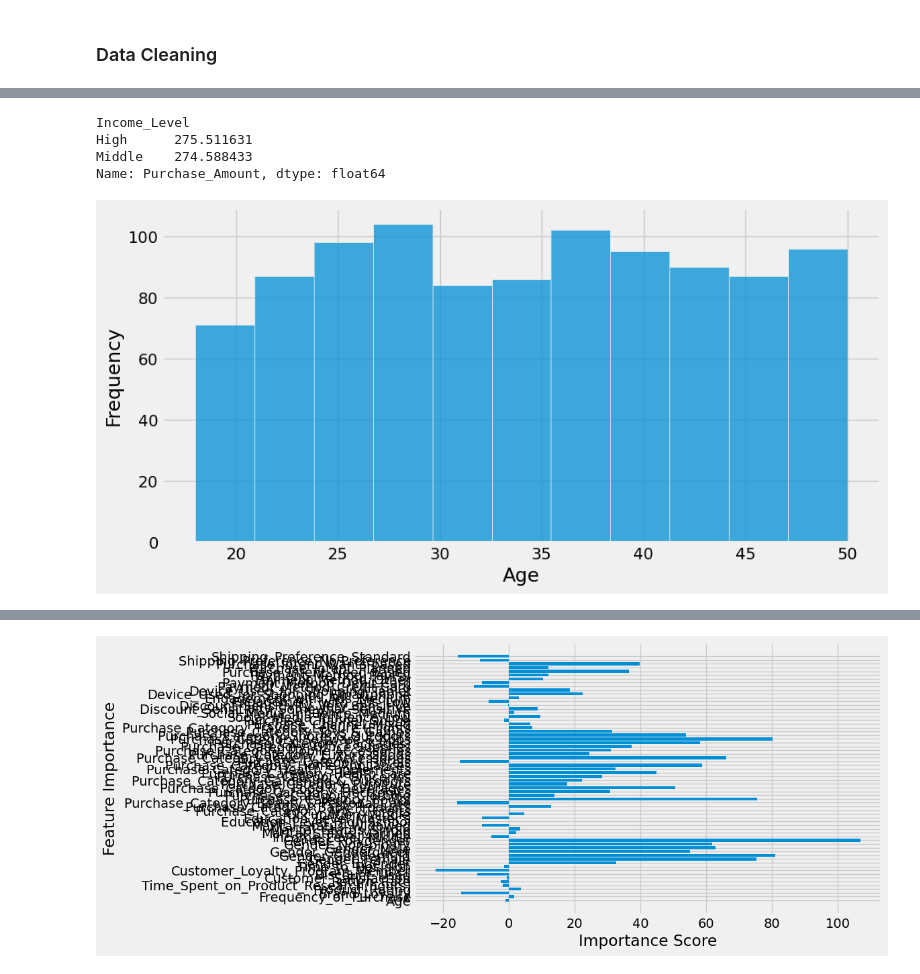
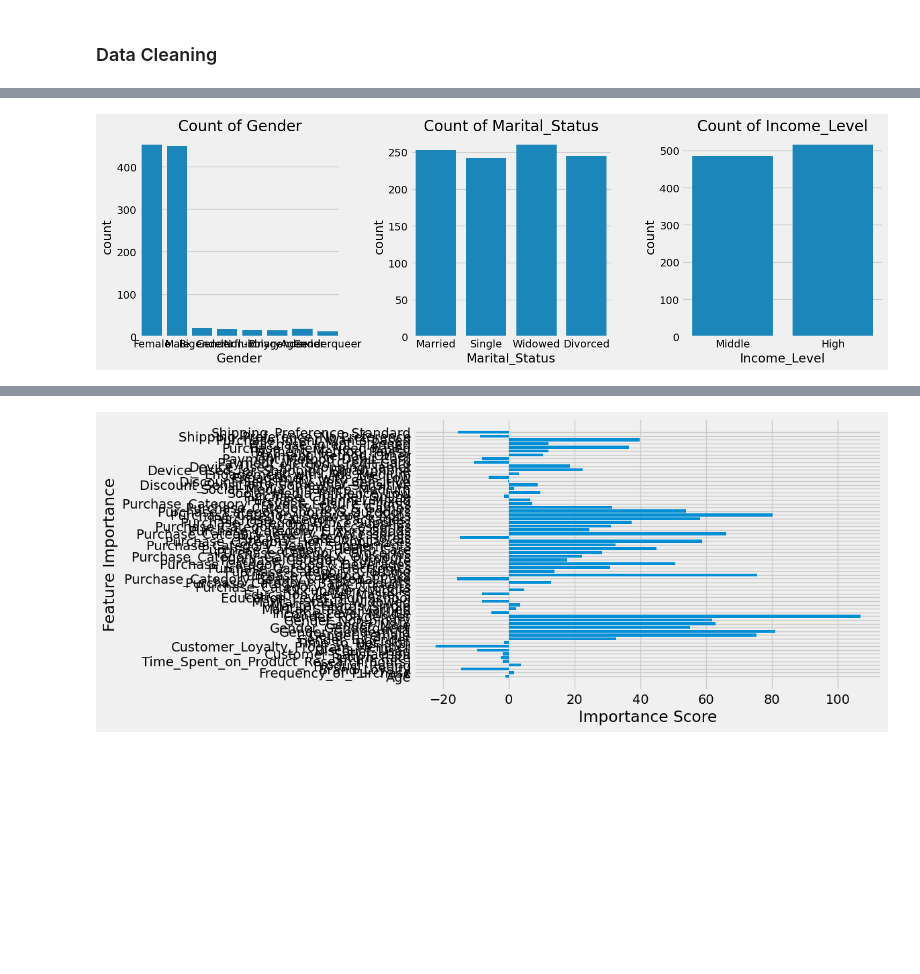
Before and after one commit to codeteme/IDS706_ConsumerBehavior_Analysis, a Jupyter notebook: src/main.ipynb, the cells around one changed output, grey strips where cells are left out. Cells and saved outputs as stored; diff of their text form; code cells hidden in the pictures; blank space fills up the shorter version.

```diff
--- a/src/main.ipynb
+++ b/src/main.ipynb
@@ -97,15 +120,12 @@ string_cols = data.select_dtypes(include="object").columns
 # %%
-data.groupby('Income_Level')['Purchase_Amount'].mean()
+# Categorical feature counts
+string_cols = data.select_dtypes(include='object').columns.tolist()
+plt.figure(figsize=(15, 5))
+for i, col in enumerate(['Gender', 'Marital_Status', 'Income_Level']):
+    plt.subplot(1, 3, i+1)
+    sns.countplot(x=data[col])
+    plt.title(f'Count of {col}')
+plt.tight_layout()
+plt.show()
 # %% [output]
-Income_Level
-High      275.511631
-Middle    274.588433
-Name: Purchase_Amount, dtype: float64
+[figure, added]
-# %%
-plt.figure(figsize=(10, 5))
-sns.histplot(x = data['Age'])
-plt.xlabel("Age")
-plt.ylabel("Frequency")
-plt.show()
-# %% [output]
-[figure, removed]
```
Also changed, not shown: parts of 40 cells of this notebook, 1 other file.
